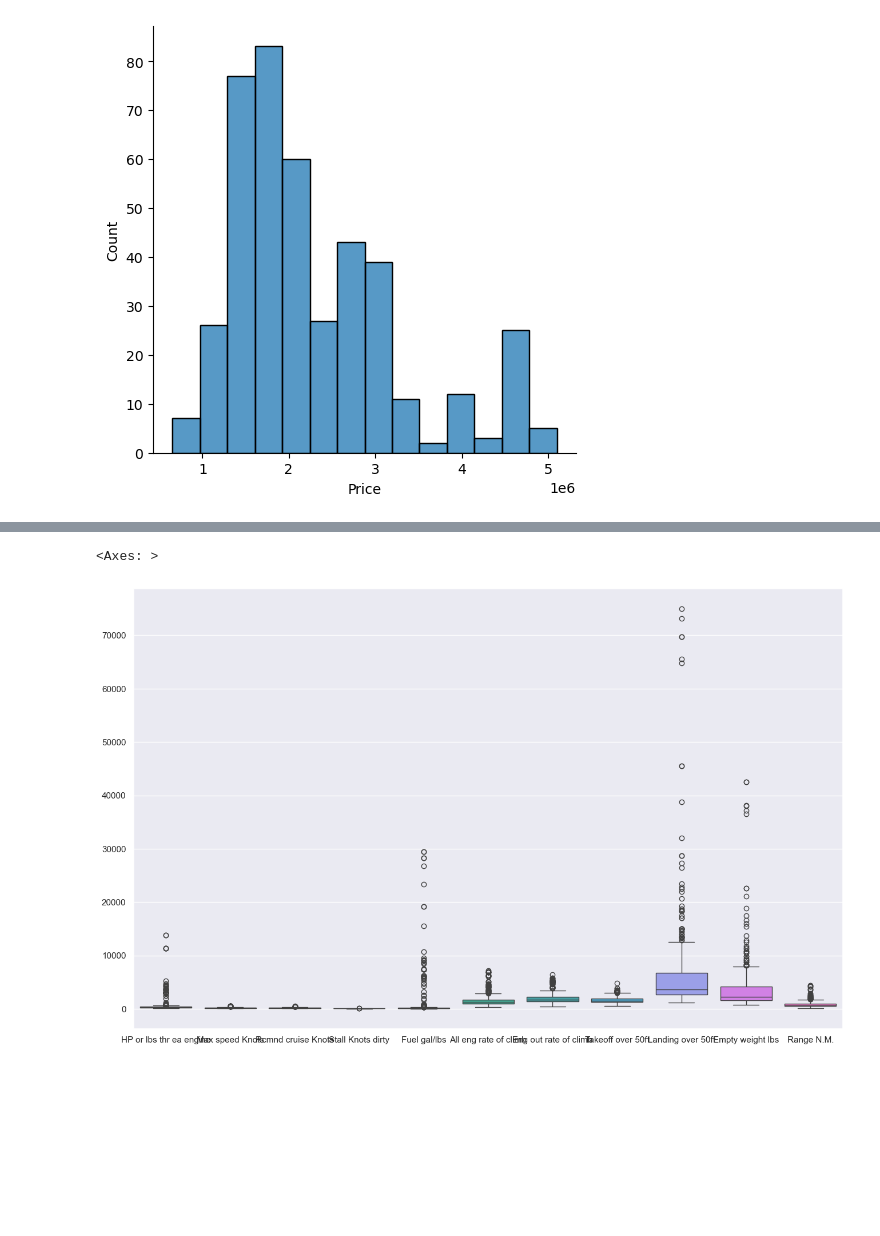
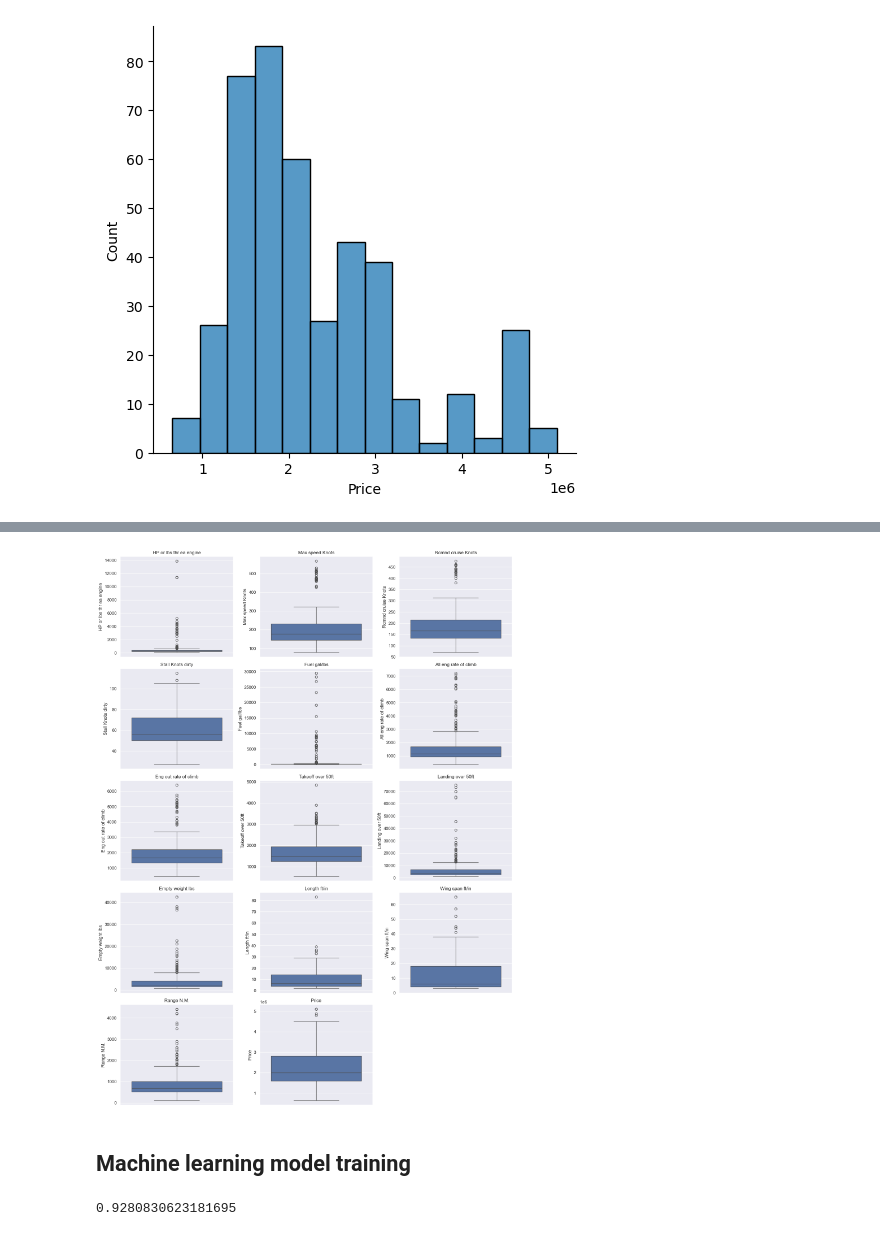
Before and after one commit to Gabrielmarqs12/Airplane-Price-Prediction, a Jupyter notebook: Airplane_price_prediction.ipynb, the cells around one changed output, grey strips where cells are left out. Cells and saved outputs as stored; diff of their text form; code cells hidden in the pictures; blank space fills up the shorter version.

```diff
--- a/Airplane_price_prediction.ipynb
+++ b/Airplane_price_prediction.ipynb
@@ -216,6 +238,23 @@ array([[<Axes: title={'center': 'HP or lbs thr ea engine'}>,
-# %%
-# Outliers visualization
-sns.boxplot(data = newACPriceDF.select_dtypes(include="number").drop(columns=["Price"]))
-# %% [output]
-<Axes: >
-[figure, removed]
+# %%
+# Outliers Visualization - Boxplot Version
+columns = newACPriceDF.select_dtypes(include='number').columns
+colLen = len(columns)
+
+rows = math.ceil(colLen / 3)
+
+fig, axes = plt.subplots(rows, 3, figsize=(15, 4*rows))
+axes = axes.flatten()
+
+for i, col in enumerate(columns):
+    sns.boxplot(y=newACPriceDF[col], ax=axes[i])
+    axes[i].set_title(col)
+
+for j in range(i+1, len(axes)):
+    fig.delaxes(axes[j])
+
+plt.tight_layout()
+plt.show()
+# %% [output]
+[figure, added]
+# %% [markdown]
+## Machine learning model training
@@ -221,0 +271,4 @@ sns.boxplot(data = newACPriceDF.select_dtypes(include="number").drop(columns=["P
+# %%
+linear.score(x_test, y_test)
+# %% [output]
+0.9280830623181695
```
Also changed, not shown: parts of 14 cells of this notebook.
